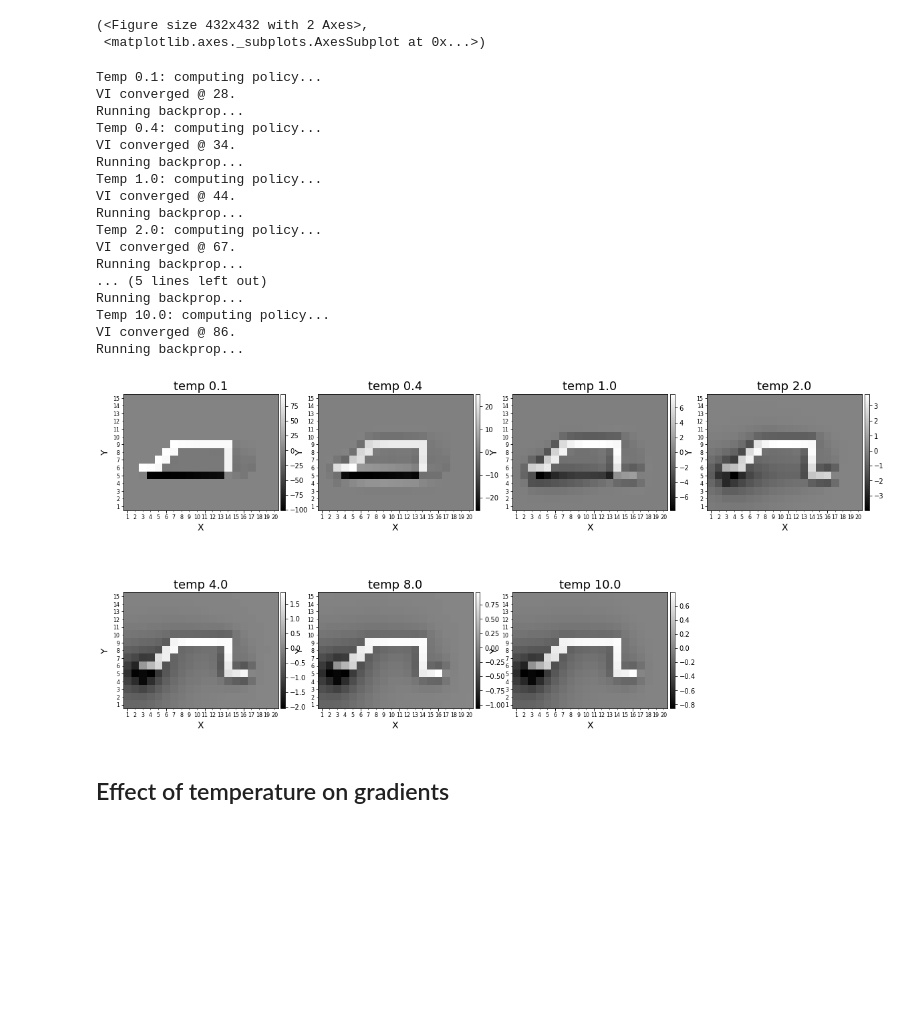
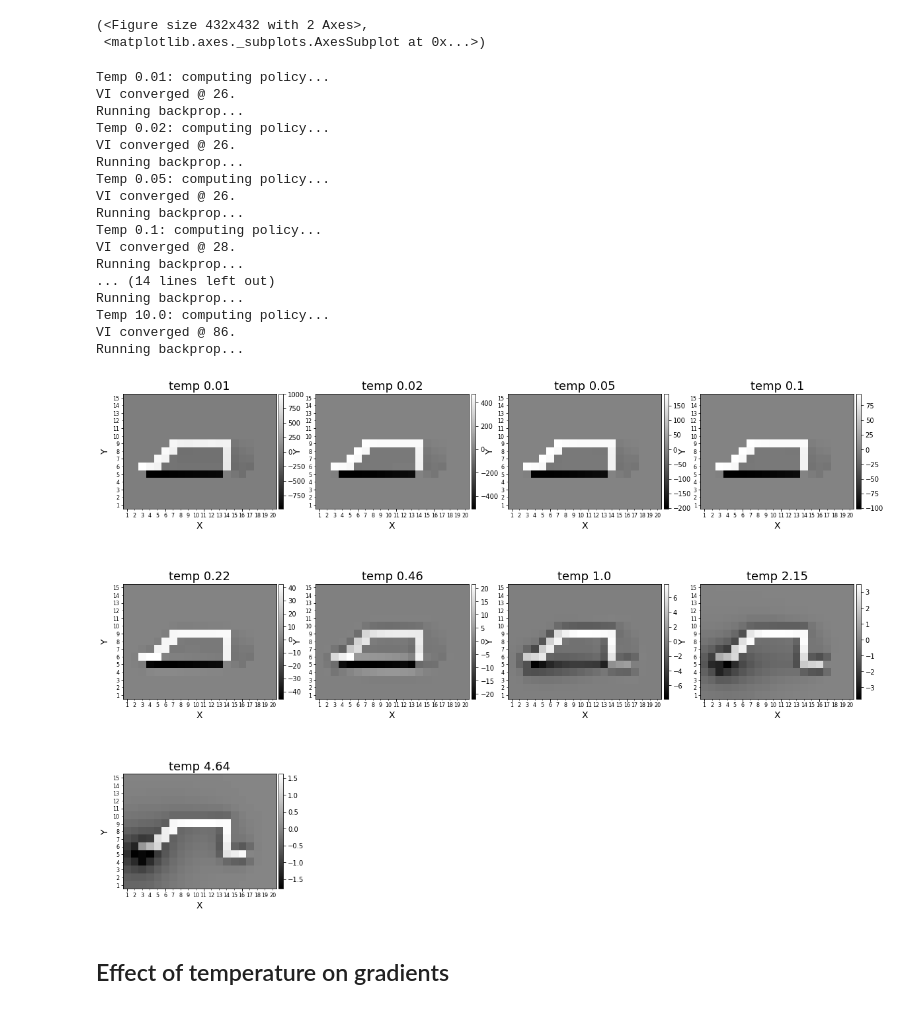
Before and after one commit to yrevar/InverseRL, a Jupyter notebook: MLIRL/Differentiable_Value_Iteration_PyTorch.ipynb, the cells around one changed output. Saved outputs shown, nothing was run; the diff lists cells and outputs as text; code cells hidden in the pictures; blank space fills up the shorter version.

```diff
--- a/MLIRL/Differentiable_Value_Iteration_PyTorch.ipynb
+++ b/MLIRL/Differentiable_Value_Iteration_PyTorch.ipynb
@@ -430,7 +430,7 @@ nvmdp.visualize_grid(convert_to_grid(nvmdp, S, -R2.grad), state_space_cmap=False
 (<Figure size 432x432 with 2 Axes>,
  <matplotlib.axes._subplots.AxesSubplot at 0x...>)
 # %%
-temp_list = [0.1, 0.4, 1., 2., 4., 8., 10.]
+temp_list = np.logspace(-2,1,10).round(2) #[0.1, 0.4, 1., 2., 4., 8., 10.]
 # temp_list = np.exp(np.linspace(np.log(0.1), np.log(10)))
 R_grad_list = {}
 
@@ -444,34 +444,34 @@ for temp in temp_list:
     (-ll).backward()
     R_grad_list["temp_" + str(temp)] = convert_to_grid(nvmdp, S, -R.grad.clone())
 # %% [output]
+Temp 0.01: computing policy...
+VI converged @ 26.
+Running backprop...
+Temp 0.02: computing policy...
+VI converged @ 26.
+Running backprop...
+Temp 0.05: computing policy...
+VI converged @ 26.
+Running backprop...
 Temp 0.1: computing policy...
 VI converged @ 28.
 Running backprop...
-Temp 0.4: computing policy...
-VI converged @ 34.
-Running backprop...
-Temp 1.0: computing policy...
-VI converged @ 44.
-Running backprop...
-Temp 2.0: computing policy...
-VI converged @ 67.
-Running backprop...
-... (5 lines left out)
+... (14 lines left out)
 Running backprop...
 Temp 10.0: computing policy...
 VI converged @ 86.
 Running backprop...
 # %%
-fig = plt.figure(figsize=(20,10))
+fig = plt.figure(figsize=(20,15))
 ax = None
-for temp_idx in range(7):
+for temp_idx in range(9):
     fig, ax = nvmdp.visualize_grid(R_grad_list["temp_"+ str(temp_list[temp_idx])],
                               state_space_cmap=False,
                               cmap=plt.cm.gray, show_colorbar=True,
-                              fig=fig, subplot_str="24" + str(temp_idx+1),
+                              fig=fig, subplot_str="34" + str(temp_idx+1),
                               title="temp {}".format(temp_list[temp_idx]))
 # %% [output]
-[figure, old version]
+[figure, new version]
 # %% [markdown]
 ## Effect of temperature on gradients
 # %%
```
Also changed, not shown: parts of 10 cells of this notebook.
